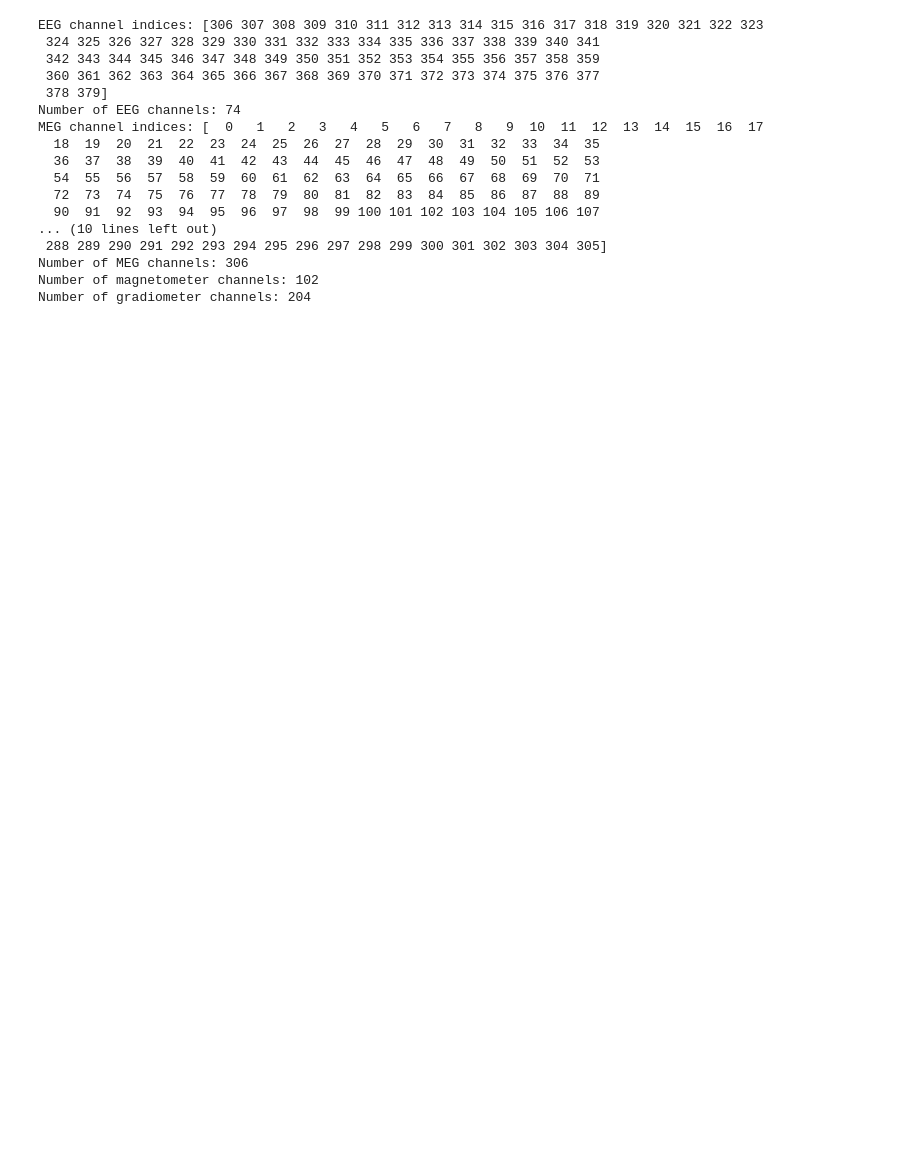
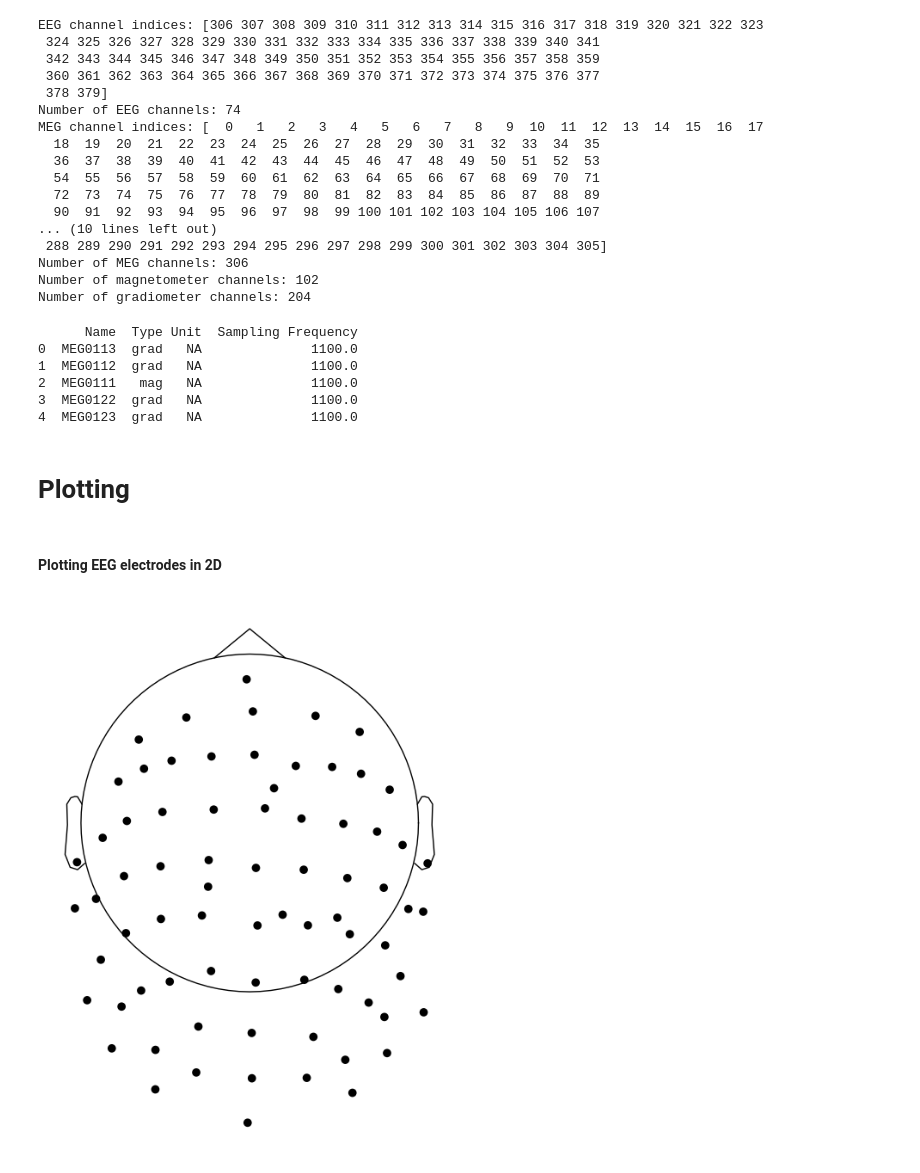
Before and after one commit to timfarkas/Synaptech, a Jupyter notebook: data_magic/data_testing.ipynb, the cells around one changed output. Drawn from its saved outputs; the diff is of its cells as text; code cells hidden in the pictures; blank space fills up the shorter version.

Commit message:
Add data observability & plotting

```diff
--- a/data_magic/data_testing.ipynb
+++ b/data_magic/data_testing.ipynb
@@ -114,3 +137,31 @@ MEG channel indices: [  0   1   2   3   4   5   6   7   8   9  10  11  12  13  1
 Number of MEG channels: 306
 Number of magnetometer channels: 102
 Number of gradiometer channels: 204
+# %%
+channel_info = pd.DataFrame({
+    'Name': raw.ch_names,
+    'Type': raw.get_channel_types(),
+    'Unit': [raw._orig_units.get(ch, 'NA') for ch in raw.ch_names],
+    'Sampling Frequency': [sfreq] * n_channels
+})
+print(channel_info.head())
+# %% [output]
+      Name  Type Unit  Sampling Frequency
+0  MEG0113  grad   NA              1100.0
+1  MEG0112  grad   NA              1100.0
+2  MEG0111   mag   NA              1100.0
+3  MEG0122  grad   NA              1100.0
+4  MEG0123  grad   NA              1100.0
+# %% [markdown]
+# Plotting
+# %% [markdown]
+#### Plotting EEG electrodes in 2D
+# %%
+%matplotlib inline
+
+import warnings
+with warnings.catch_warnings():
+    warnings.filterwarnings("ignore", category=RuntimeWarning)
+    raw.plot_sensors(kind='topomap', ch_type='eeg')
+# %% [output]
+[figure, added]
```
Also changed, not shown: parts of 29 cells of this notebook.
